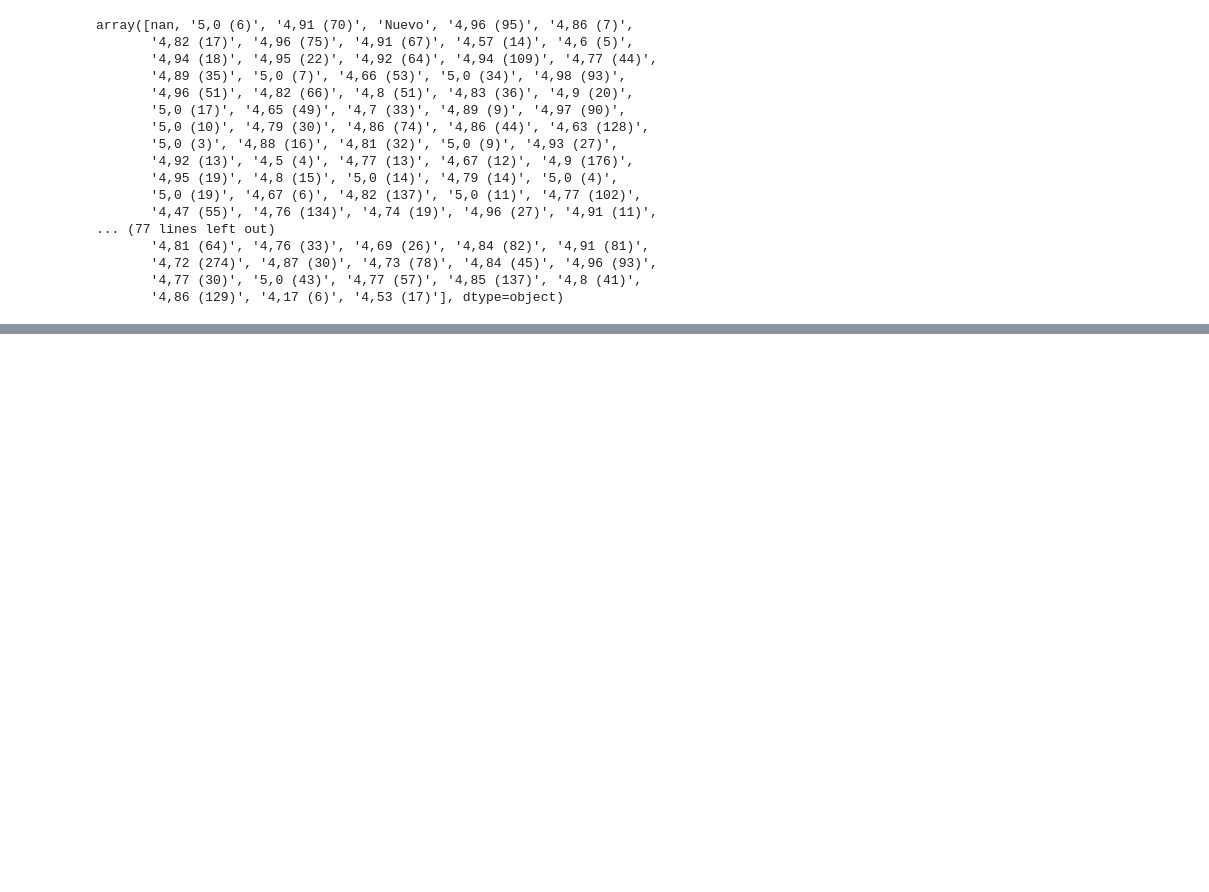
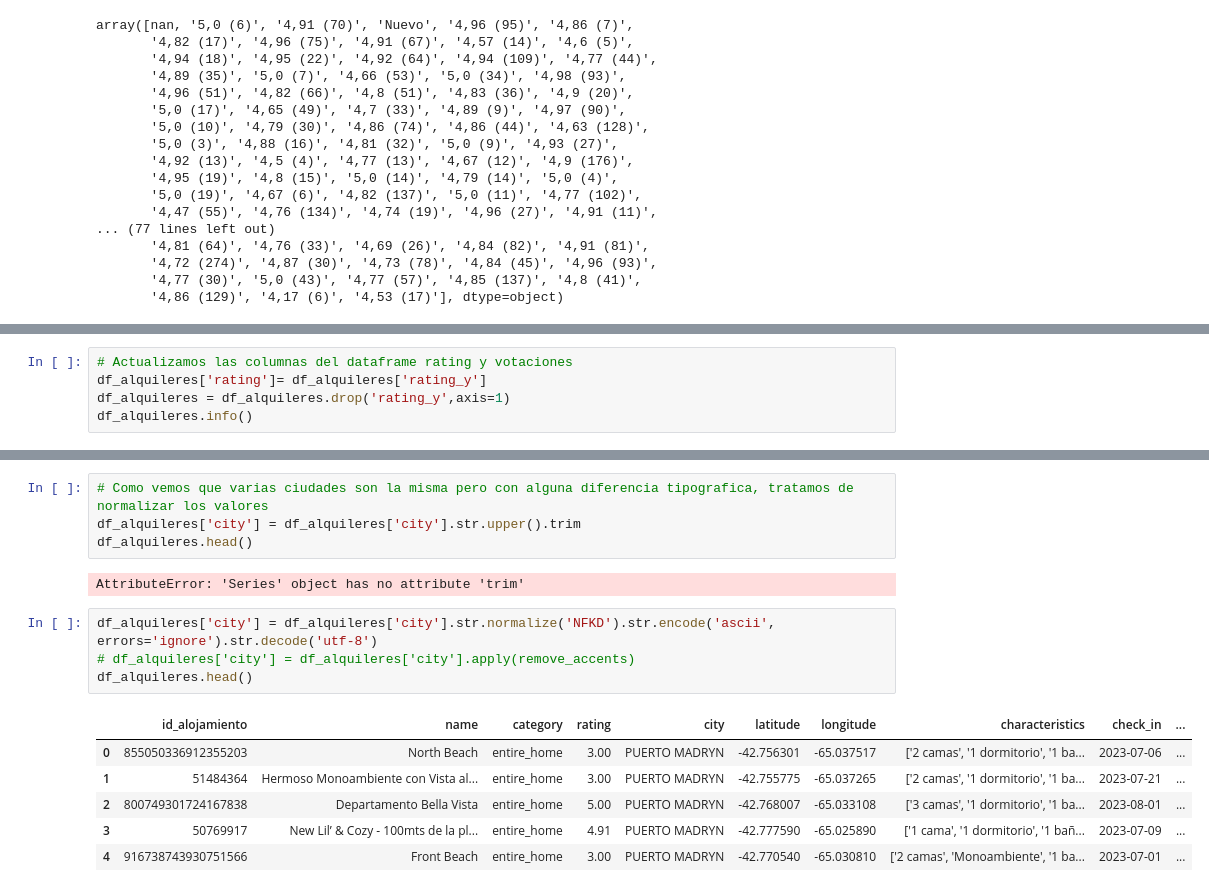
Before and after one commit to carlos1680/CPEDWObligatorio, a Jupyter notebook: trabajo.ipynb, the cells around one changed output, grey strips where cells are left out. Cells and saved outputs as stored; diff of their text form; blank space fills up the shorter version.

```diff
--- a/trabajo.ipynb
+++ b/trabajo.ipynb
@@ -899,0 +910,5 @@ df_alquileres[['rating_y','votaciones']]
+# %%
+# Actualizamos las columnas del dataframe rating y votaciones
+df_alquileres['rating']= df_alquileres['rating_y']
+df_alquileres = df_alquileres.drop('rating_y',axis=1)
+df_alquileres.info()
@@ -901,0 +952,17 @@ df_alquileres[['rating_y','votaciones']]
+# %%
+# Como vemos que varias ciudades son la misma pero con alguna diferencia tipografica, tratamos de normalizar los valores
+df_alquileres['city'] = df_alquileres['city'].str.upper().trim
+df_alquileres.head()
+# %% [output]
+AttributeError: 'Series' object has no attribute 'trim'
+# %%
+df_alquileres['city'] = df_alquileres['city'].str.normalize('NFKD').str.encode('ascii', errors='ignore').str.decode('utf-8')
+# df_alquileres['city'] = df_alquileres['city'].apply(remove_accents)
+df_alquileres.head()
+# %% [output]
+|  | id_alojamiento | name | category | rating | city | latitude | longitude | characteristics | check_in | ... |
+| 0 | 855050336912355203 | North Beach | entire_home | 3.00 | PUERTO MADRYN | -42.756301 | -65.037517 | ['2 camas', '1 dormitorio', '1 ba... | 2023-07-06 | ... |
+| 1 | 51484364 | Hermoso Monoambiente con Vista al... | entire_home | 3.00 | PUERTO MADRYN | -42.755775 | -65.037265 | ['2 camas', '1 dormitorio', '1 ba... | 2023-07-21 | ... |
+| 2 | 800749301724167838 | Departamento Bella Vista | entire_home | 5.00 | PUERTO MADRYN | -42.768007 | -65.033108 | ['3 camas', '1 dormitorio', '1 ba... | 2023-08-01 | ... |
+| 3 | 50769917 | New Lil’ & Cozy - 100mts de la pl... | entire_home | 4.91 | PUERTO MADRYN | -42.777590 | -65.025890 | ['1 cama', '1 dormitorio', '1 bañ... | 2023-07-09 | ... |
+| 4 | 916738743930751566 | Front Beach | entire_home | 3.00 | PUERTO MADRYN | -42.770540 | -65.030810 | ['2 camas', 'Monoambiente', '1 ba... | 2023-07-01 | ... |
```
Also changed, not shown: parts of 21 cells of this notebook.
